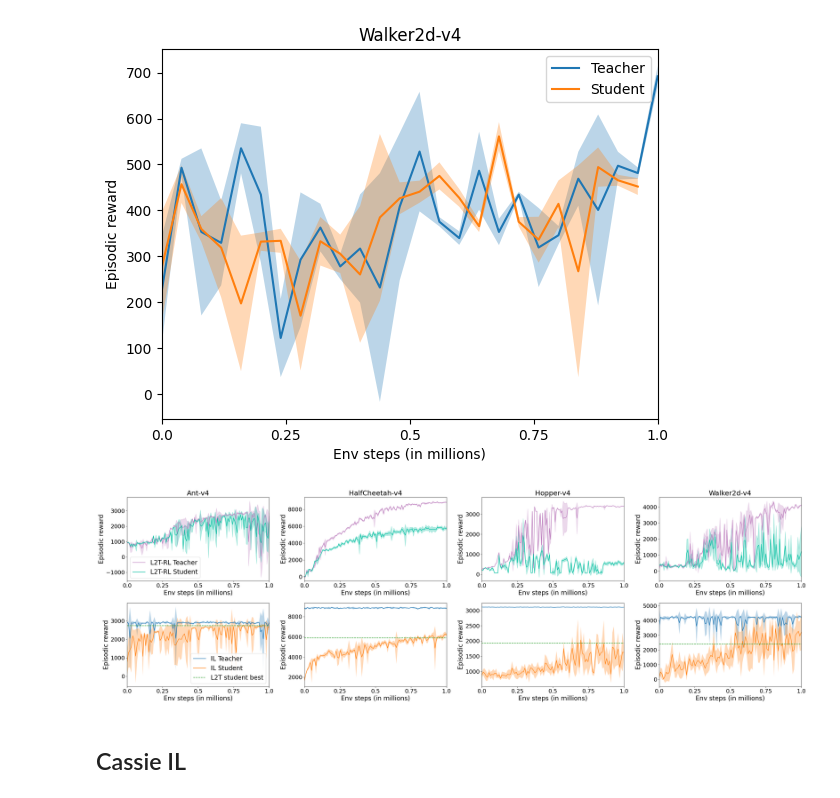
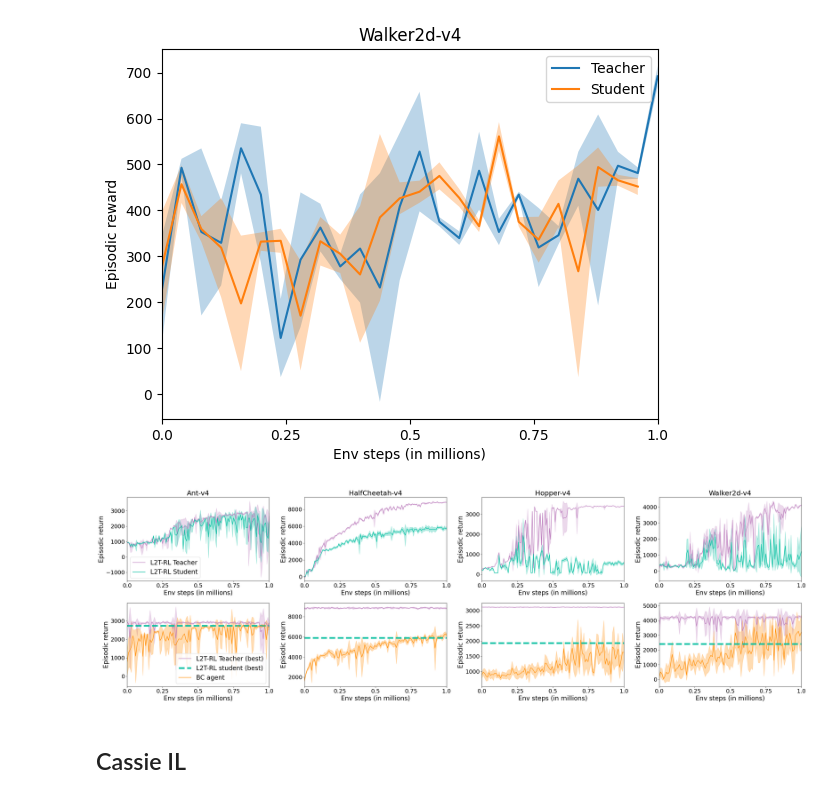
Before and after one commit to FeiyangWuPK/RoboticsGym, a Jupyter notebook: scripts/visualize_lt2.ipynb, the cells around one changed output. Drawn from its saved outputs; the diff is of its cells as text; code cells hidden in the pictures.

Commit message:
visualization

```diff
--- a/scripts/visualize_lt2.ipynb
+++ b/scripts/visualize_lt2.ipynb
@@ -276,7 +276,7 @@ axs_ant_rl.fill_between(range(len(teacher_means)), teacher_means - teacher_std_d
 axs_ant_rl.plot(student_means, label='L2T-RL Student', c='#00bfa0')
 axs_ant_rl.fill_between(range(len(student_means)), student_means - student_std_devs, student_means + student_std_devs, alpha=0.3, color='#00bfa0')
 axs_ant_rl.set_xlabel('Env steps (in millions)')
-axs_ant_rl.set_ylabel('Episodic reward')
+axs_ant_rl.set_ylabel('Episodic return')
 
 # Setting x-axis to display a scale from 0 to 1
 axs_ant_rl.set_xlim(0, len(teacher_means)-1)
@@ -300,15 +300,16 @@ student_means = np.mean(student_data, axis=1)
 student_std_devs = np.std(student_data, axis=1)
 
 # Plotting
-axs_ant_il.plot(teacher_means, label='IL Teacher')
-axs_ant_il.fill_between(range(len(teacher_means)), teacher_means - teacher_std_devs, teacher_means + teacher_std_devs, alpha=0.3)
-axs_ant_il.plot(student_means, label='IL Student')
+axs_ant_il.plot(teacher_means, label='L2T-RL Teacher (best)', c='#bd7ebe')
+axs_ant_il.fill_between(range(len(teacher_means)), teacher_means - teacher_std_devs, teacher_means + teacher_std_devs, alpha=0.3, color='#bd7ebe')
+
 student_best = student_means.copy()
 student_best = np.ones(student_means.shape[0]) * 2744.751
-axs_ant_il.plot(student_best, linestyle='--', label='L2T student best')
-axs_ant_il.fill_between(range(len(student_means)), student_means - student_std_devs, student_means + student_std_devs, alpha=0.3)
+axs_ant_il.plot(student_best, linestyle='--', label='L2T-RL student (best)', c='#00bfa0',linewidth=5,)
+axs_ant_il.plot(student_means, label='BC agent', c='darkorange')
+axs_ant_il.fill_between(range(len(student_means)), student_means - student_std_devs, student_means + student_std_devs, alpha=0.3, color='darkorange')
 axs_ant_il.set_xlabel('Env steps (in millions)')
-axs_ant_il.set_ylabel('Episodic reward')
+axs_ant_il.set_ylabel('Episodic return')
 
 # Setting x-axis to display a scale from 0 to 1
 axs_ant_il.set_xlim(0, len(teacher_means)-1)
@@ -337,7 +338,7 @@ axs_halfcheetah_rl.fill_between(range(len(teacher_means)), teacher_means - teach
 axs_halfcheetah_rl.plot(student_means, label='LT2 Student', c='#00bfa0')
 axs_halfcheetah_rl.fill_between(range(len(student_means)), student_means - student_std_devs, student_means + student_std_devs, alpha=0.3, color='#00bfa0')
 axs_halfcheetah_rl.set_xlabel('Env steps (in millions)')
-axs_halfcheetah_rl.set_ylabel('Episodic reward')
+axs_halfcheetah_rl.set_ylabel('Episodic return')
 
 # Setting x-axis to display a scale from 0 to 1
 axs_halfcheetah_rl.set_xlim(0, len(teacher_means)-1)
@@ -360,15 +361,15 @@ student_means = np.mean(student_data, axis=1)
 student_std_devs = np.std(student_data, axis=1)
 
 # Plotting
-axs_halfcheetah_il.plot(teacher_means, label='IL Teacher')
-axs_halfcheetah_il.fill_between(range(len(teacher_means)), teacher_means - teacher_std_devs, teacher_means + teacher_std_devs, alpha=0.3)
-axs_halfcheetah_il.plot(student_means, label='IL Student')
+axs_halfcheetah_il.plot(teacher_means, label='IL Teacher', c='#bd7ebe')
+axs_halfcheetah_il.fill_between(range(len(teacher_means)), teacher_means - teacher_std_devs, teacher_means + teacher_std_devs, alpha=0.3, color='#bd7ebe')
+axs_halfcheetah_il.plot(student_means, label='IL Student',c='darkorange')
 student_best = student_means.copy()
 student_best = np.ones(student_means.shape[0]) * student_max
-axs_halfcheetah_il.plot(student_best, linestyle='--', label='LT2 student best')
-axs_halfcheetah_il.fill_between(range(len(student_means)), student_means - student_std_devs, student_means + student_std_devs, alpha=0.3)
+axs_halfcheetah_il.plot(student_best, linestyle='--', label='LT2 student best',c='#00bfa0',linewidth=5,)
+axs_halfcheetah_il.fill_between(range(len(student_means)), student_means - student_std_devs, student_means + student_std_devs, alpha=0.3,color='darkorange')
 axs_halfcheetah_il.set_xlabel('Env steps (in millions)')
-axs_halfcheetah_il.set_ylabel('Episodic reward')
+axs_halfcheetah_il.set_ylabel('Episodic return')
 
 # Setting x-axis to display a scale from 0 to 1
 axs_halfcheetah_il.set_xlim(0, len(teacher_means)-1)
@@ -397,7 +398,7 @@ axs_hopper_rl.fill_between(range(len(teacher_means)), teacher_means - teacher_st
 axs_hopper_rl.plot(student_means, label='L2T Student', c='#00bfa0')
 axs_hopper_rl.fill_between(range(len(student_means)), student_means - student_std_devs, student_means + student_std_devs, alpha=0.3, color='#00bfa0')
 axs_hopper_rl.set_xlabel('Env steps (in millions)')
-axs_hopper_rl.set_ylabel('Episodic reward')
+axs_hopper_rl.set_ylabel('Episodic return')
 
 # Setting x-axis to display a scale from 0 to 1
 axs_hopper_rl.set_xlim(0, len(teacher_means)-1)
@@ -421,15 +422,15 @@ student_means = np.mean(student_data, axis=1)
 student_std_devs = np.std(student_data, axis=1)
 
 # Plotting
-axs_hopper_il.plot(teacher_means, label='IL Teacher')
-axs_hopper_il.fill_between(range(len(teacher_means)), teacher_means - teacher_std_devs, teacher_means + teacher_std_devs, alpha=0.3)
-axs_hopper_il.plot(student_means, label='IL Student')
+axs_hopper_il.plot(teacher_means, label='IL Teacher', c='#bd7ebe')
+axs_hopper_il.fill_between(range(len(teacher_means)), teacher_means - teacher_std_devs, teacher_means + teacher_std_devs, alpha=0.3, color='#bd7ebe')
+axs_hopper_il.plot(student_means, label='IL Student', c='darkorange')
 student_best = student_means.copy()
 student_best = np.ones(student_means.shape[0]) * student_max
-axs_hopper_il.plot(student_best, linestyle='--', label='L2T student best')
-axs_hopper_il.fill_between(range(len(student_means)), student_means - student_std_devs, student_means + student_std_devs, alpha=0.3)
+axs_hopper_il.plot(student_best, linestyle='--', label='L2T student best', c='#00bfa0',linewidth=5)
+axs_hopper_il.fill_between(range(len(student_means)), student_means - student_std_devs, student_means + student_std_devs, alpha=0.3,color='darkorange')
 axs_hopper_il.set_xlabel('Env steps (in millions)')
-axs_hopper_il.set_ylabel('Episodic reward')
+axs_hopper_il.set_ylabel('Episodic return')
 
 # Setting x-axis to display a scale from 0 to 1
 axs_hopper_il.set_xlim(0, len(teacher_means)-1)
@@ -457,7 +458,7 @@ axs_walker2d_rl.fill_between(range(len(teacher_means)), teacher_means - teacher_
 axs_walker2d_rl.plot(student_means, label='LT2 Student', c='#00bfa0')
 axs_walker2d_rl.fill_between(range(len(student_means)), student_means - student_std_devs, student_means + student_std_devs, alpha=0.3, color='#00bfa0')
 axs_walker2d_rl.set_xlabel('Env steps (in millions)')
-axs_walker2d_rl.set_ylabel('Episodic reward')
+axs_walker2d_rl.set_ylabel('Episodic return')
 
 # Setting x-axis to display a scale from 0 to 1
 axs_walker2d_rl.set_xlim(0, len(teacher_means)-1)
@@ -472,39 +473,39 @@ axs_walker2d_rl.set_title('Walker2d-v4')
 # IL plot
 teacher_data = np.load('/home/feiyang/Documents/Repositories/RoboticsGym/logs/ICML2024 Guided Learning MuJoCo RL/Mujoco RL Walker2d-v4 0.5 Student Learns from BC/teacher/evaluations.npz')['results']
 student_data = np.load('/home/feiyang/Documents/Repositories/RoboticsGym/logs/ICML2024 Guided Learning MuJoCo RL/Mujoco RL Walker2d-v4 0.5 Student Learns from BC/student/evaluations.npz')['results']
 
 # Calculate the mean and standard deviation for each row
 teacher_means = np.mean(teacher_data, axis=1)
 teacher_std_devs = np.std(teacher_data, axis=1)
 
 student_means = np.mean(student_data, axis=1)
 student_std_devs = np.std(student_data, axis=1)
 
 # Plotting
-axs_walker2d_il.plot(teacher_means, label='IL Teacher')
-axs_walker2d_il.fill_between(range(len(teacher_means)), teacher_means - teacher_std_devs, teacher_means + teacher_std_devs, alpha=0.3)
-axs_walker2d_il.plot(student_means, label='IL Student')
+axs_walker2d_il.plot(teacher_means, label='IL Teacher', c='#bd7ebe')
+axs_walker2d_il.fill_between(range(len(teacher_means)), teacher_means - teacher_std_devs, teacher_means + teacher_std_devs, alpha=0.3, color='#bd7ebe')
+axs_walker2d_il.plot(student_means, label='IL Student',c='darkorange')
 student_best = student_means.copy()
 student_best = np.ones(student_means.shape[0]) * student_max
-axs_walker2d_il.plot(student_best, linestyle='--', label='LT2 student best')
-axs_walker2d_il.fill_between(range(len(student_means)), student_means - student_std_devs, student_means + student_std_devs, alpha=0.3)
+axs_walker2d_il.plot(student_best, linestyle='--', label='LT2 student best', c='#00bfa0', linewidth=5,)
+axs_walker2d_il.fill_between(range(len(student_means)), student_means - student_std_devs, student_means + student_std_devs, alpha=0.3,color='darkorange')
 axs_walker2d_il.set_xlabel('Env steps (in millions)')
-axs_walker2d_il.set_ylabel('Episodic reward')
+axs_walker2d_il.set_ylabel('Episodic return')
 
 # Setting x-axis to display a scale from 0 to 1
 axs_walker2d_il.set_xlim(0, len(teacher_means)-1)
 num_ticks = 5  # You can change this for more or fewer ticks
 tick_locations = np.linspace(0, len(teacher_means)-1, num_ticks)
 tick_labels = np.linspace(0, 1, num_ticks)
 axs_walker2d_il.set_xticks(tick_locations, tick_labels)
 
 # axs_walker2d_il.set_title('Walker2d-v4')
 
 # fig.legend()
 plt.tight_layout()
 # plt.show()
 plt.savefig('mujoco_results.pdf')
 # %% [output]
-[figure, old version]
+[figure, new version]
 # %% [markdown]
 ## Cassie IL
```
Also changed, not shown: parts of 6 cells of this notebook, 3 other files.
